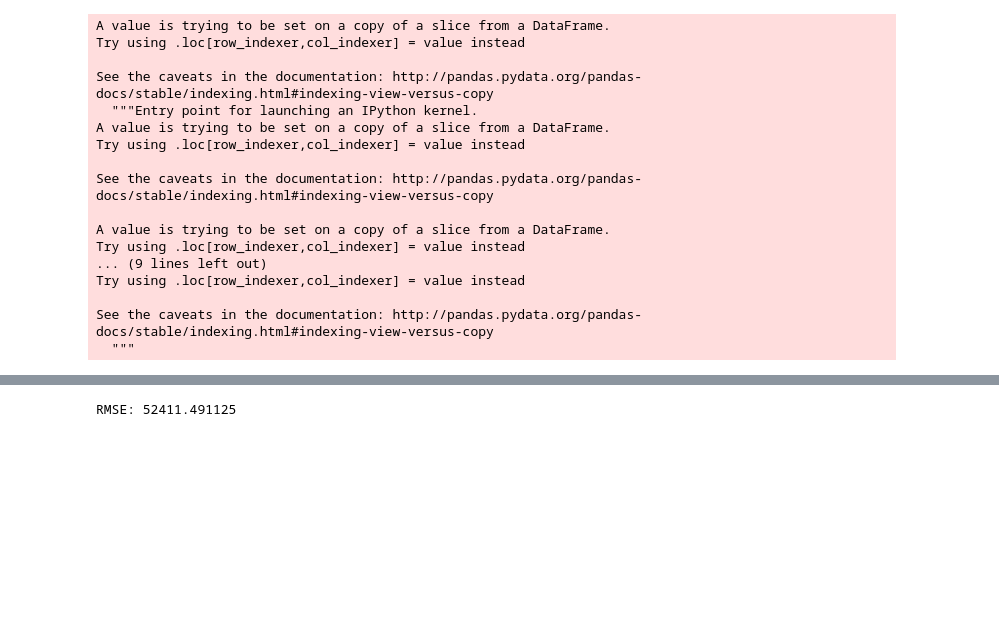
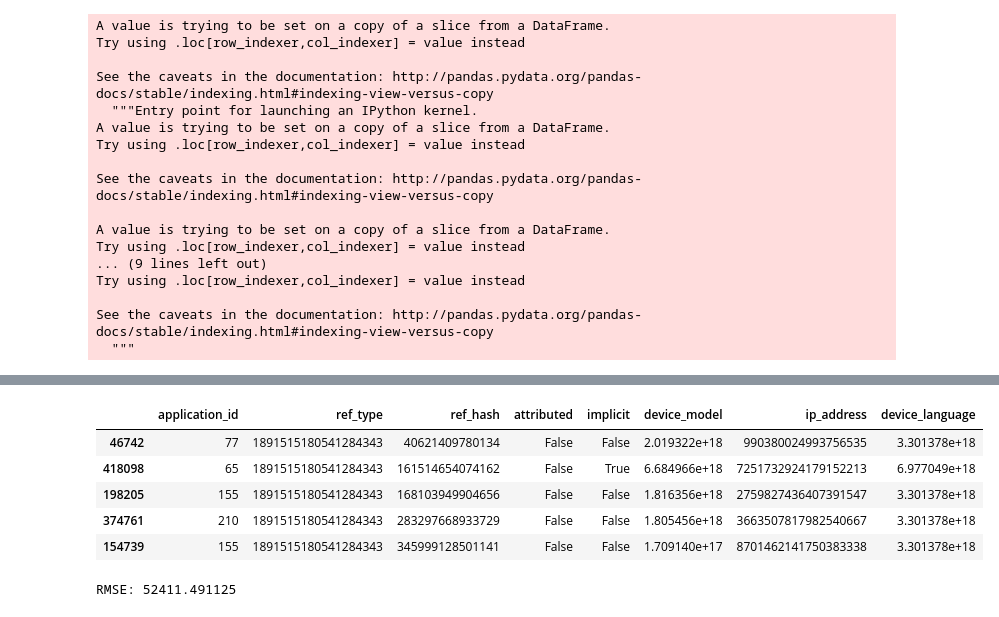
Before and after one commit to shizus/7506-1c2019, a Jupyter notebook: tp2/scripts/installsListoPaTraining.ipynb, the cells around one changed output, grey strips where cells are left out. Drawn from its saved outputs; the diff is of its cells as text; code cells hidden in the pictures; blank space fills up the shorter version.

```diff
--- a/tp2/scripts/installsListoPaTraining.ipynb
+++ b/tp2/scripts/installsListoPaTraining.ipynb
@@ -183,3 +210,12 @@ XGBRegressor(alpha=10, base_score=0.5, booster='gbtree', colsample_bylevel=1,
+# %%
+installsCheck1.iloc[:,:-1].head()
+# %% [output]
+|  | application_id | ref_type | ref_hash | attributed | implicit | device_model | ip_address | device_language |
+| 46742 | 77 | 1891515180541284343 | 40621409780134 | False | False | 2.019322e+18 | 990380024993756535 | 3.301378e+18 |
+| 418098 | 65 | 1891515180541284343 | 161514654074162 | False | True | 6.684966e+18 | 7251732924179152213 | 6.977049e+18 |
+| 198205 | 155 | 1891515180541284343 | 168103949904656 | False | False | 1.816356e+18 | 2759827436407391547 | 3.301378e+18 |
+| 374761 | 210 | 1891515180541284343 | 283297668933729 | False | False | 1.805456e+18 | 3663507817982540667 | 3.301378e+18 |
+| 154739 | 155 | 1891515180541284343 | 345999128501141 | False | False | 1.709140e+17 | 8701462141750383338 | 3.301378e+18 |
 # %%
 preds = xg_reg.predict(installsCheck1.iloc[:,:-1])
 # %%
```
Also changed, not shown: parts of 23 cells of this notebook.
